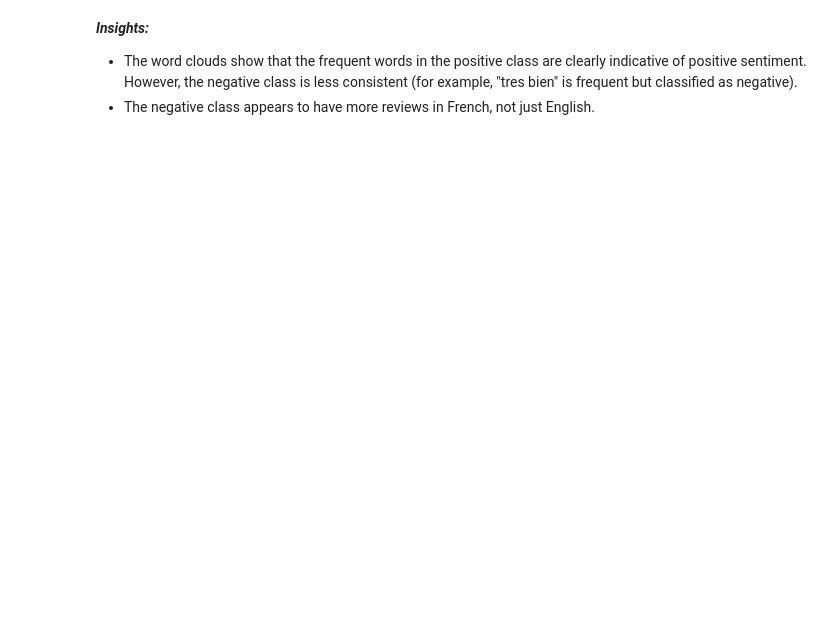
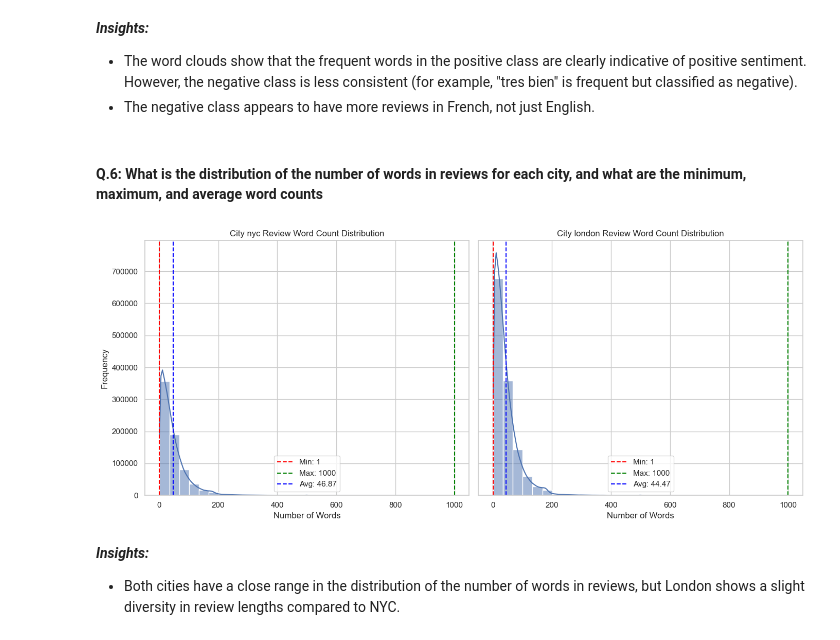
Before and after one commit to DEBI2024/AirBnb-Reviews, a Jupyter notebook: Airbnb-EDA.ipynb, the cells around one changed output. Cells and saved outputs as stored; diff of their text form; code cells hidden in the pictures; blank space fills up the shorter version.

```diff
--- a/Airbnb-EDA.ipynb
+++ b/Airbnb-EDA.ipynb
@@ -272,3 +302,46 @@ plt.show()
 ***Insights:***
 - The word clouds show that the frequent words in the positive class are clearly indicative of positive sentiment. However, the negative class is less consistent (for example, "tres bien" is frequent but classified as negative).
 - The negative class appears to have more reviews in French, not just English.
+# %% [markdown]
+#### Q.6: What is the distribution of the number of words in reviews for each city, and what are the minimum, maximum, and average word counts
+# %%
+# Compute the number of words in each review
+train_set['num_words'] = train_set['comments'].apply(lambda x: len(str(x).split()))
+
+def plot_word_count_distribution(data, city_code, ax):
+    # Filter data for the given city
+    city_data = data[data['city'] == city_code]
+
+    # Calculate statistics
+    city_min = city_data['num_words'].min()
+    city_max = city_data['num_words'].max()
+    city_avg = city_data['num_words'].mean()
+
+    # Plot distribution
+    sns.histplot(city_data['num_words'], bins=30, kde=True, ax=ax)
+    ax.axvline(city_min, color='red', linestyle='--', label=f'Min: {city_min}')
+    ax.axvline(city_max, color='green', linestyle='--', label=f'Max: {city_max}')
+    ax.axvline(city_avg, color='blue', linestyle='--', label=f'Avg: {city_avg:.2f}')
+    ax.set_title(f'City {city_code} Review Word Count Distribution')
+    ax.set_xlabel('Number of Words')
+    ax.set_ylabel('Frequency')
+    ax.legend()
+
+# List of city codes
+city_codes = train_set['city'].unique()
+
+# Create subplots
+fig, axes = plt.subplots(1, len(city_codes), figsize=(14, 6), sharey=True)
+
+# Plot for each city
+for ax, city_code in zip(axes, city_codes):
+    plot_word_count_distribution(train_set, city_code, ax)
+
+# Show the plots
+plt.tight_layout()
+plt.show()
+# %% [output]
+[figure, added]
+# %% [markdown]
+***Insights:***
+- Both cities have a close range in the distribution of the number of words in reviews, but London shows a slight diversity in review lengths compared to NYC.
```
Also changed, not shown: parts of 4 cells of this notebook.
